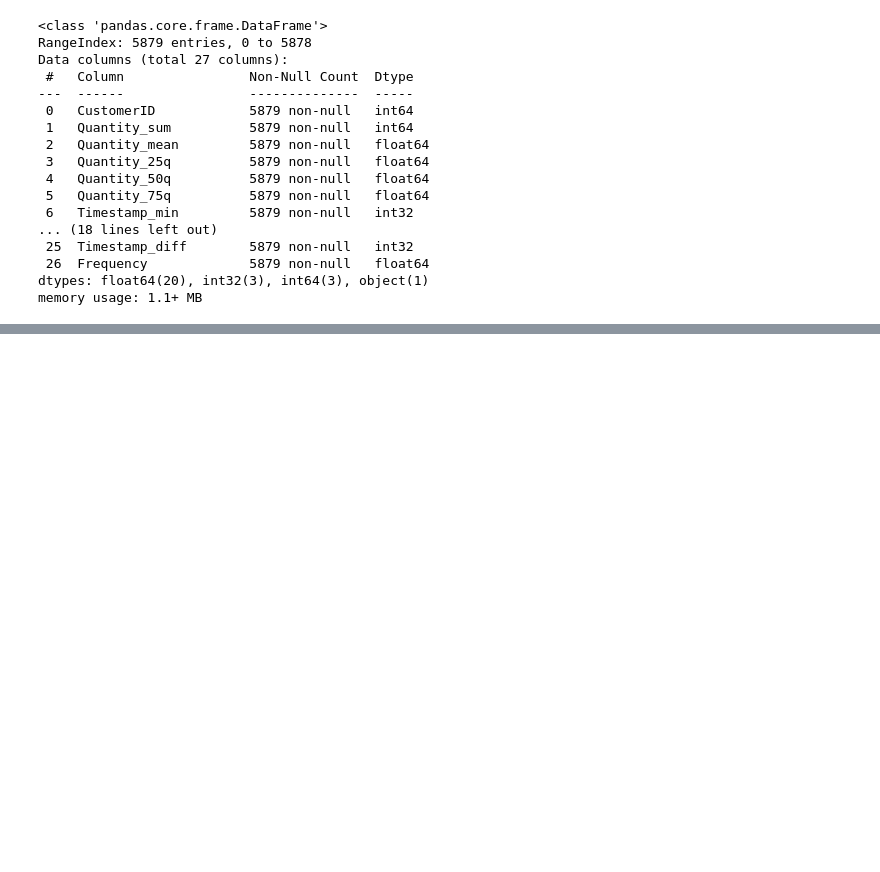
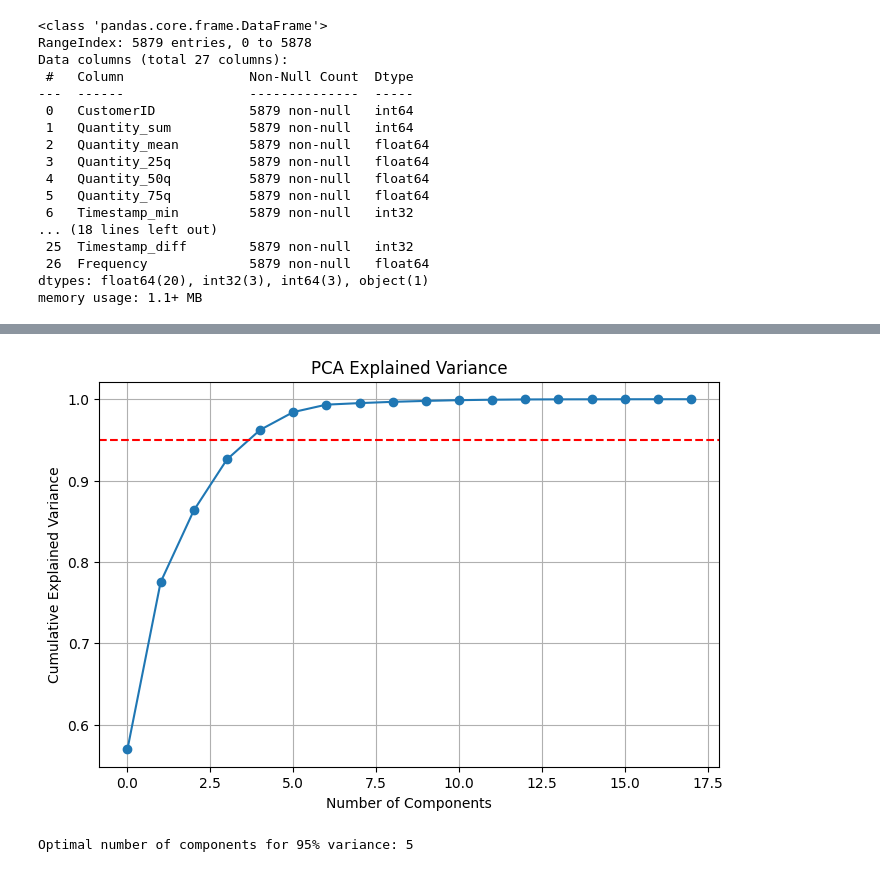
Before and after one commit to shashwat1237/UK-Based-online-store-real-world-customer-segmentation, a Jupyter notebook: Untitled.ipynb, the cells around one changed output, grey strips where cells are left out. Drawn from its saved outputs; the diff is of its cells as text; code cells hidden in the pictures; blank space fills up the shorter version.

```diff
--- a/Untitled.ipynb
+++ b/Untitled.ipynb
@@ -188,0 +267,6 @@ print(len(a5))
+# %%
+from sklearn.neighbors import LocalOutlierFactor
+
+lof = LocalOutlierFactor(n_neighbors=20)
+outliers = lof.fit_predict(for_clustering_scaled)   # -1 = outlier, 1 = inlier
+for_clustering_clean = for_clustering_scaled[outliers == 1]
@@ -188,0 +337,28 @@ print(len(a5))
+# %%
+import matplotlib.pyplot as plt
+from sklearn.decomposition import PCA
+from sklearn.preprocessing import StandardScaler
+import numpy as np
+
+
+pca = PCA().fit(for_clustering_clean)
+
+# Cumulative explained variance
+cum_var = np.cumsum(pca.explained_variance_ratio_)
+
+# Plot cumulative variance
+plt.figure(figsize=(8,5))
+plt.plot(cum_var, marker='o')
+plt.axhline(y=0.95, color='r', linestyle='--')  # 95% threshold
+plt.xlabel("Number of Components")
+plt.ylabel("Cumulative Explained Variance")
+plt.title("PCA Explained Variance")
+plt.grid(True)
+plt.show()
+
+# Find minimum components that explain 95% variance
+n_components_95 = np.argmax(cum_var >= 0.95) + 1
+print(f"Optimal number of components for 95% variance: {n_components_95}")
+# %% [output]
+[figure, added]
+Optimal number of components for 95% variance: 5
```
Also changed, not shown: parts of 22 cells of this notebook.
